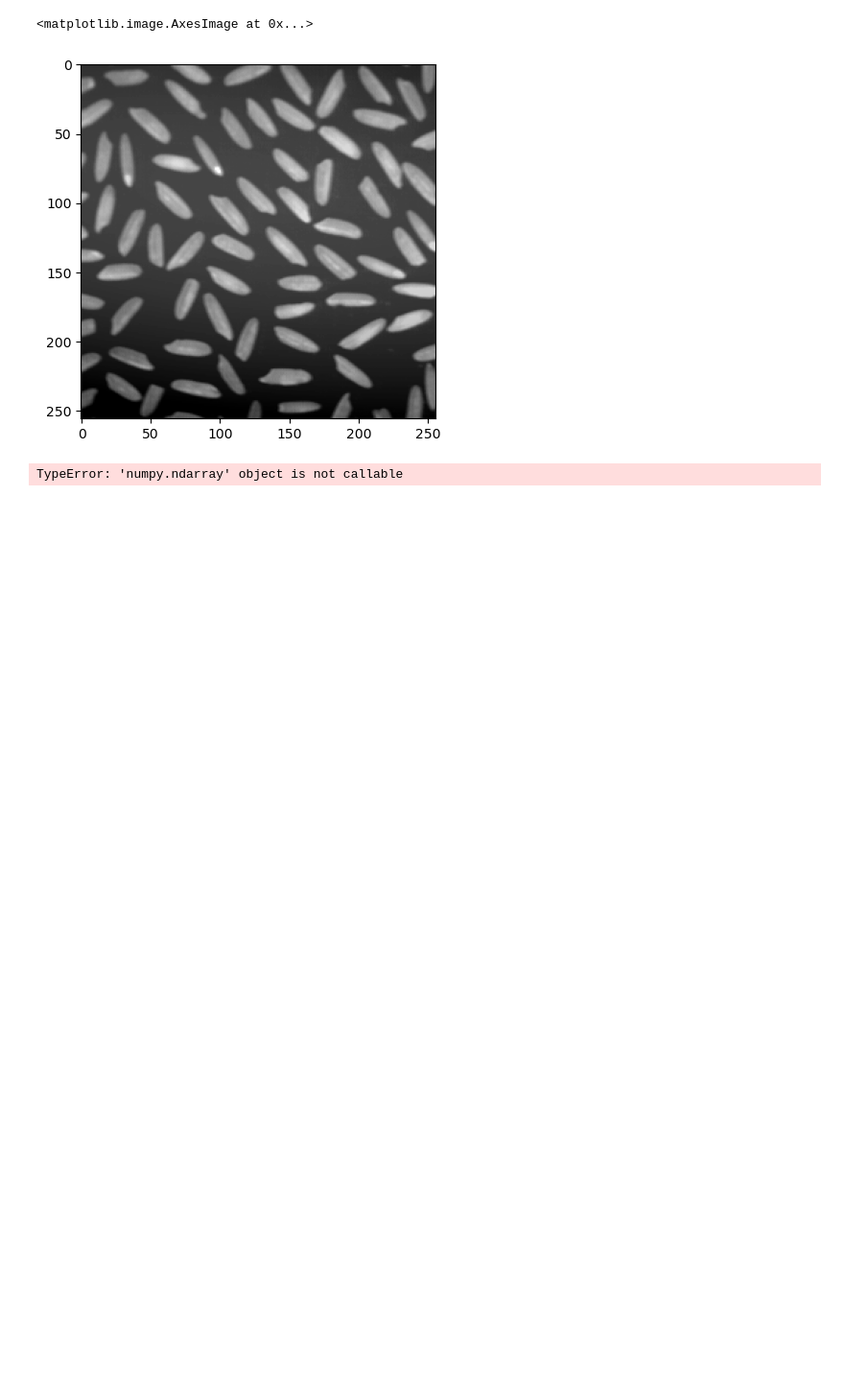
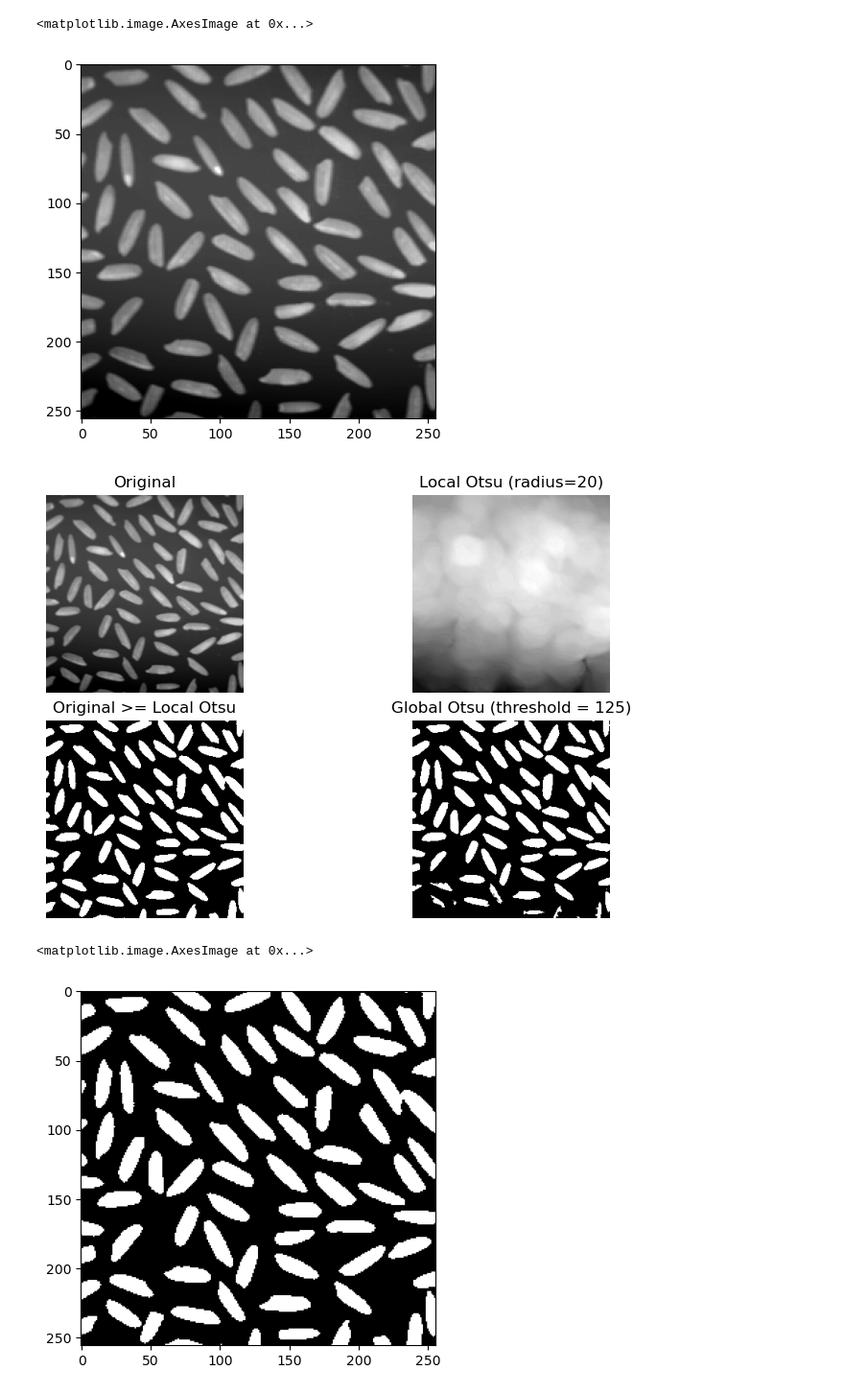
Before and after one commit to ThorSporring/Workspace, a Jupyter notebook: DIP/LAB 3/lab3.ipynb, the cells around one changed output. Shown at 96% size. Saved outputs shown, nothing was run; the diff lists cells and outputs as text; code cells hidden in the pictures; blank space fills up the shorter version.

```diff
--- a/DIP/LAB 3/lab3.ipynb
+++ b/DIP/LAB 3/lab3.ipynb
@@ -94,15 +94,42 @@ imshow(im)
 # %% [output]
 <matplotlib.image.AxesImage at 0x...>
 [figure]
-# %%
-from skimage.filters import threshold_otsu, rank
-
-radius = 15
-selem = disk(radius)
-local_otsu = rank.otsu(im, selem)
-threshold_global_otsu = threshold_otsu(im)
-global_otsu = im >= threshold_global_otsu
-
-imshow(im)
-# %% [output]
-TypeError: 'numpy.ndarray' object is not callable
+# %%
+from skimage.filters import threshold_otsu, rank
+from skimage import data
+im_t = np.copy(im)
+
+radius = 20
+selem = disk(radius)
+local_otsu = rank.otsu(im_t, selem)
+threshold_global_otsu = threshold_otsu(im_t)
+global_otsu = im_t >= threshold_global_otsu
+
+
+fig, ax = plt.subplots(2, 2, figsize=(8, 5), sharex=True, sharey=True)
+ax0, ax1, ax2, ax3 = ax.ravel()
+plt.tight_layout()
+
+ax0.imshow(im, cmap=plt.cm.gray)
+ax0.set_title('Original')
+ax0.axis('off')
+
+ax1.imshow(local_otsu, cmap=plt.cm.gray)
+ax1.set_title('Local Otsu (radius=%d)' % radius)
+ax1.axis('off')
+
+ax2.imshow(im >= local_otsu, cmap=plt.cm.gray)
+ax2.set_title('Original >= Local Otsu' % threshold_global_otsu)
+ax2.axis('off')
+
+ax3.imshow(global_otsu, cmap=plt.cm.gray)
+ax3.set_title('Global Otsu (threshold = %d)' % threshold_global_otsu)
+ax3.axis('off')
+
+plt.show()
+
+im_bin = im >= local_otsu
+# %% [output]
+[figure, added]
+<matplotlib.image.AxesImage at 0x...>
+[figure, added]
```
Also changed, not shown: 30 other files.
